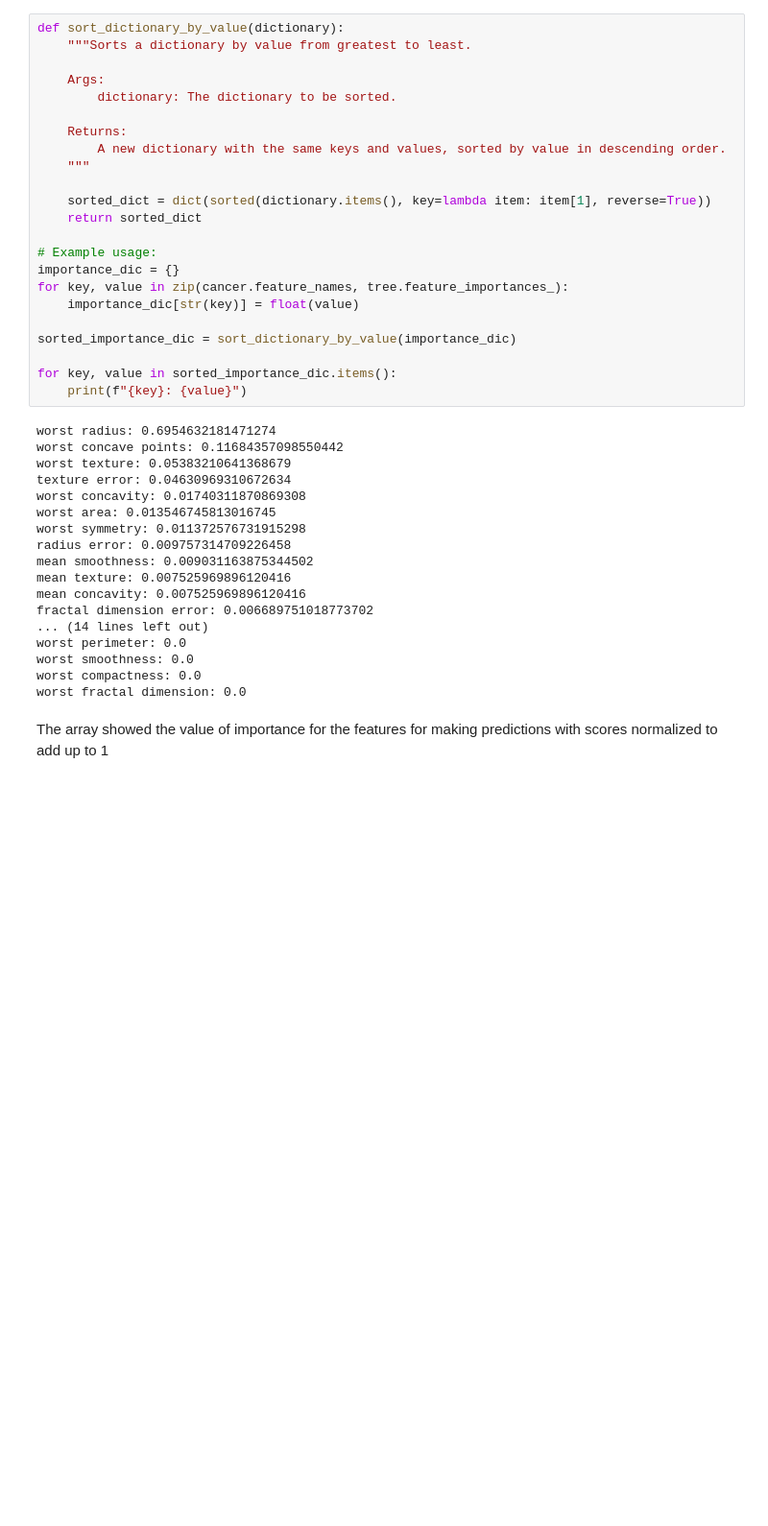
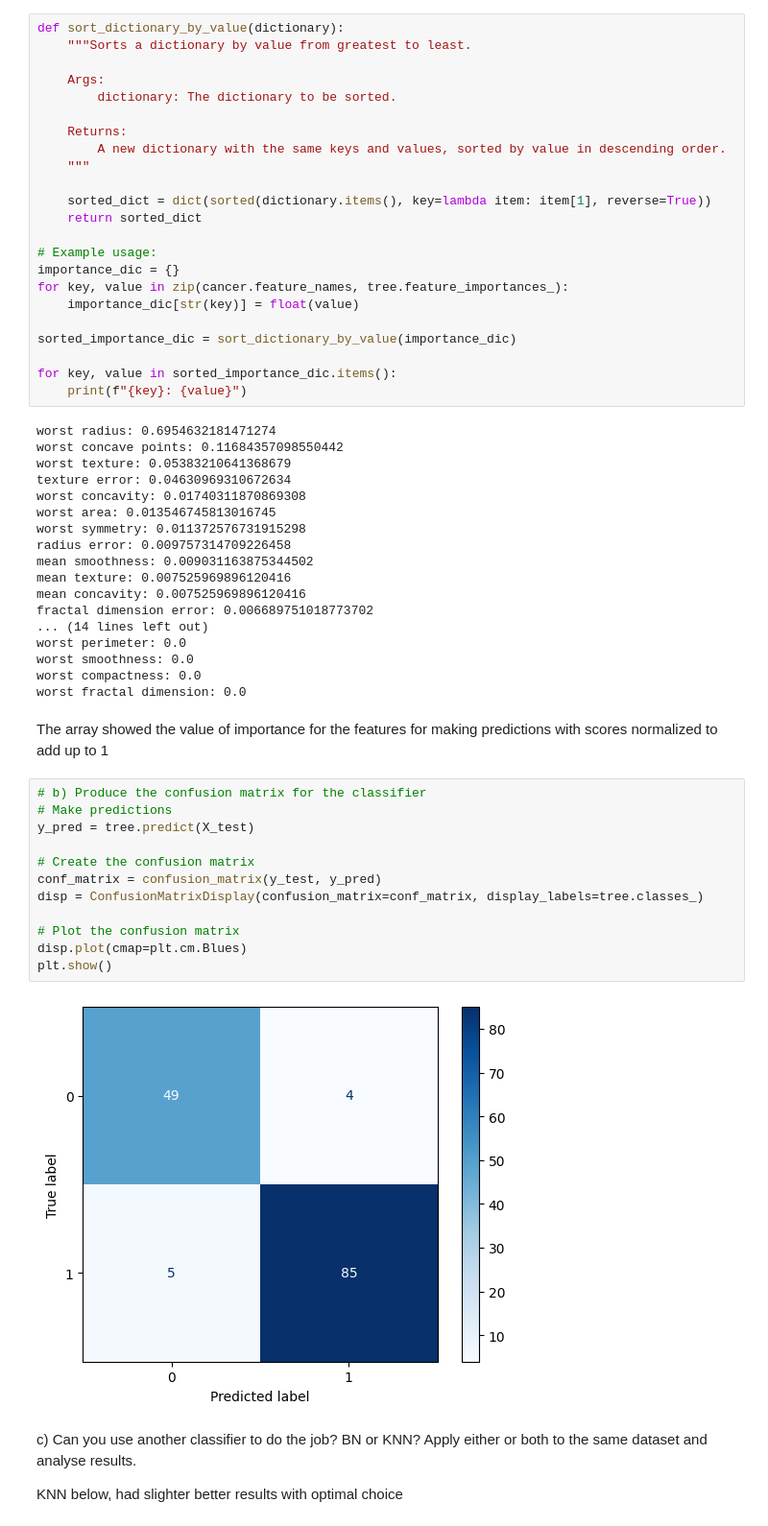
Before and after one commit to Takosaga/fall_24, a Jupyter notebook: machine_learning_and_predictive_analytics/decision_trees/decision_trees_practice.ipynb, the cells around one changed output. Shown at 96% size. Cells and saved outputs as stored; diff of their text form; blank space fills up the shorter version.

```diff
--- a/machine_learning_and_predictive_analytics/decision_trees/decision_trees_practice.ipynb
+++ b/machine_learning_and_predictive_analytics/decision_trees/decision_trees_practice.ipynb
@@ -117,3 +149,22 @@ worst compactness: 0.0
 worst fractal dimension: 0.0
 # %% [markdown]
 The array showed the value of importance for the features for making predictions with scores normalized to add up to 1
+# %%
+# b) Produce the confusion matrix for the classifier
+# Make predictions
+y_pred = tree.predict(X_test)
+
+# Create the confusion matrix
+conf_matrix = confusion_matrix(y_test, y_pred)
+disp = ConfusionMatrixDisplay(confusion_matrix=conf_matrix, display_labels=tree.classes_)
+
+# Plot the confusion matrix
+disp.plot(cmap=plt.cm.Blues)
+plt.show()
+# %% [output]
+[figure, added]
+# %% [markdown]
+c) Can you use another classifier to do the job? BN or KNN? Apply either or both to the same
+dataset and analyse results.
+
+KNN below, had slighter better results with optimal choice
```
Also changed, not shown: parts of 5 cells of this notebook.
